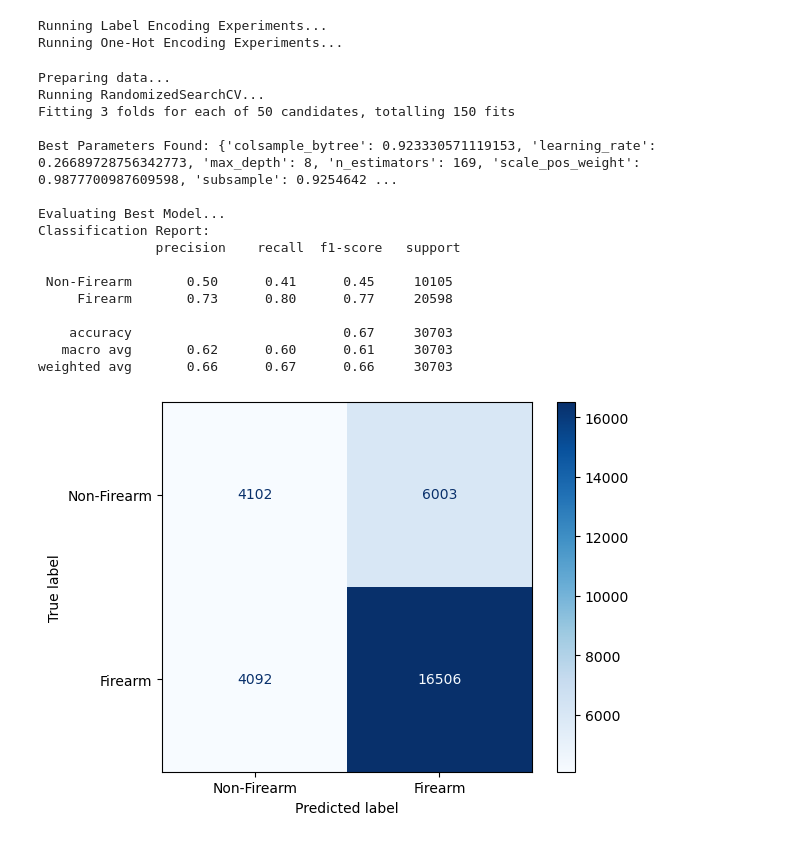
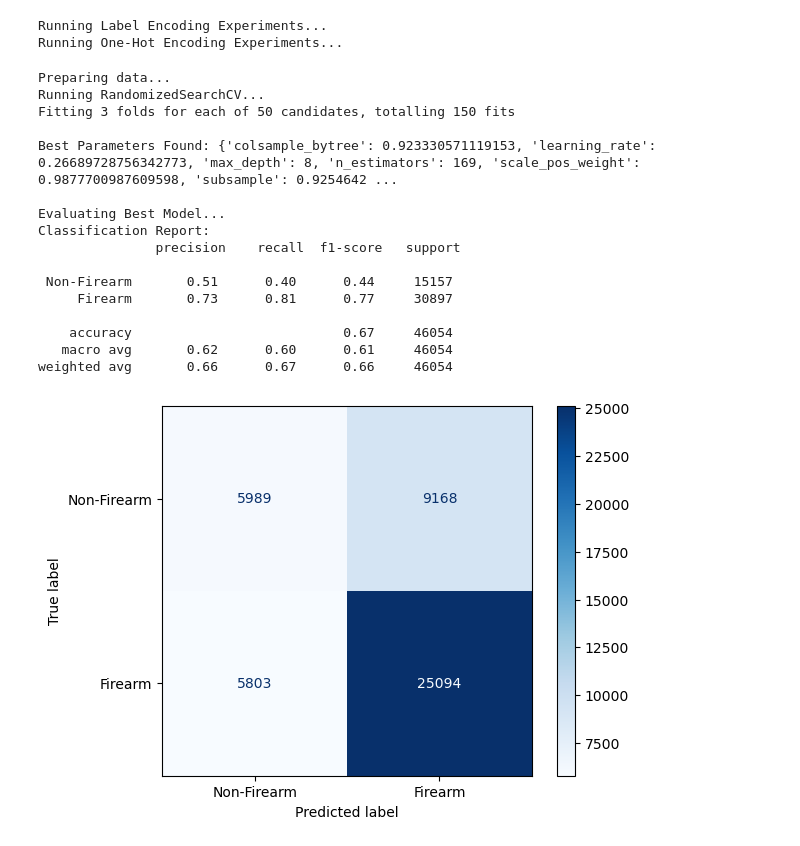
Before and after one commit to dgrixti/ai-us-crime-analysis, a Jupyter notebook: XGBoost-Params.ipynb, the cells around one changed output. Cells and saved outputs as stored; diff of their text form; code cells hidden in the pictures.

```diff
--- a/XGBoost-Params.ipynb
+++ b/XGBoost-Params.ipynb
@@ -327,7 +327,7 @@ def prepare_data(X, y):
     scaler = StandardScaler()
     X_scaled = scaler.fit_transform(X)
     X_train, X_test, y_train, y_test = train_test_split(
-        X_scaled, y, test_size=0.2, random_state=42, stratify=y
+        X_scaled, y, test_size=0.3, random_state=42, stratify=y
     )
     smote = SMOTE(random_state=42)
     X_train, y_train = smote.fit_resample(X_train, y_train)
@@ -363,36 +363,36 @@ def train_xgboost_with_random_search(X_train, y_train):
 def evaluate_model(model, X_test, y_test, labels):
     y_pred = model.predict(X_test)
     cm = confusion_matrix(y_test, y_pred)
     print("Classification Report:\n", classification_report(y_test, y_pred, target_names=labels, zero_division=0))
     ConfusionMatrixDisplay(cm, display_labels=labels).plot(cmap='Blues')
     return cm
 
 # Main execution flow
 print("Preparing data...")
 X_train, X_test, y_train, y_test = prepare_data(X_onehot_encoded, y)
 
 print("Running RandomizedSearchCV...")
 best_model = train_xgboost_with_random_search(X_train, y_train)
 
 print("\nBest Parameters Found:", best_model.best_params_)
 
 print("\nEvaluating Best Model...")
 conf_matrix = evaluate_model(best_model.best_estimator_, X_test, y_test, labels)
 # %% [output]
 Preparing data...
 Running RandomizedSearchCV...
 Fitting 3 folds for each of 50 candidates, totalling 150 fits
 
 Best Parameters Found: {'colsample_bytree': 0.923330571119153, 'learning_rate': 0.26689728756342773, 'max_depth': 8, 'n_estimators': 169, 'scale_pos_weight': 0.9877700987609598, 'subsample': 0.9254642 ...
 
 Evaluating Best Model...
 Classification Report:
                precision    recall  f1-score   support
 
- Non-Firearm       0.50      0.41      0.45     10105
-     Firearm       0.73      0.80      0.77     20598
+ Non-Firearm       0.51      0.40      0.44     15157
+     Firearm       0.73      0.81      0.77     30897
 
-    accuracy                           0.67     30703
-   macro avg       0.62      0.60      0.61     30703
-weighted avg       0.66      0.67      0.66     30703
+    accuracy                           0.67     46054
+   macro avg       0.62      0.60      0.61     46054
+weighted avg       0.66      0.67      0.66     46054
-[figure, old version]
+[figure, new version]
```
